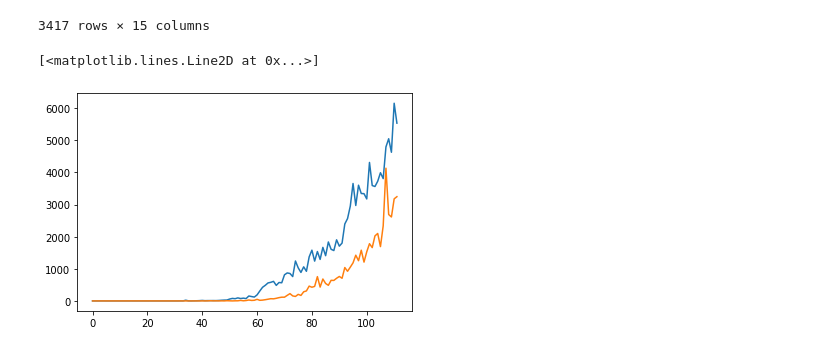
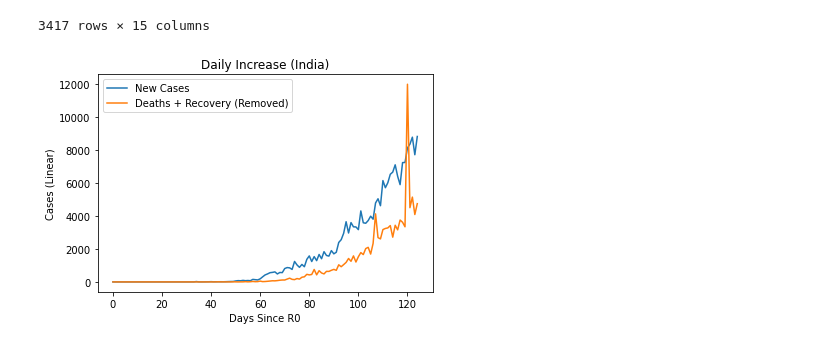
Before and after one commit to RahulBatra065/Report-on-Covid-19, a Jupyter notebook: Crowd-Sourced-Data-India.ipynb, the cells around one changed output. Cells and saved outputs as stored; diff of their text form; code cells hidden in the pictures.

```diff
--- a/Crowd-Sourced-Data-India.ipynb
+++ b/Crowd-Sourced-Data-India.ipynb
@@ -157,13 +189,17 @@ pd.read_csv('https://api.covid19india.org/csv/latest/death_and_recovered1.csv')
 # %%
 r=pd.read_csv('https://api.covid19india.org/csv/latest/case_time_series.csv')
 # %%
-plt.plot(range(0,112),r['Daily Confirmed'])
+plt.plot(range(0,len(r['Daily Confirmed'])),r['Daily Confirmed'],label='New Cases')
 
 r['Removed'] = r['Daily Recovered'] + r['Daily Deceased']
-plt.plot(range(0,112),r['Removed'])
+plt.plot(range(0,len(r['Removed'])),r['Removed'],label='Deaths + Recovery (Removed)')
+plt.xlabel('Days Since R0')
+plt.ylabel('Cases (Linear)')
+plt.title('Daily Increase (India)')
+legend = plt.legend()
+plt.savefig('jaihind2.png')
 # %% [output]
-[<matplotlib.lines.Line2D at 0x...>]
-[figure, old version]
+[figure, new version]
 # %%
 r['Removed']
 # %% [output]
```
Also changed, not shown: parts of 10 cells of this notebook, 9 other files.
